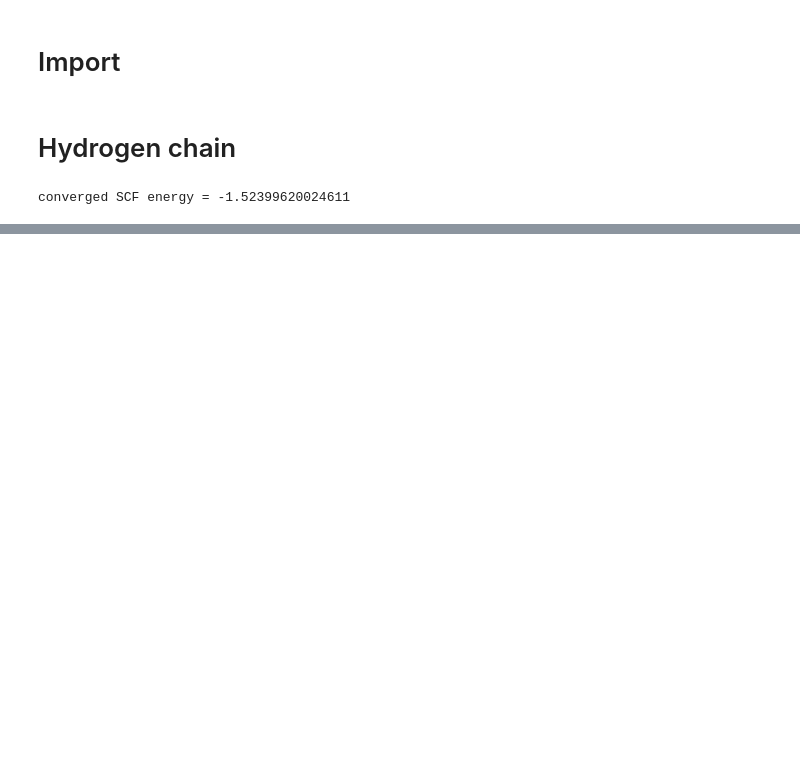
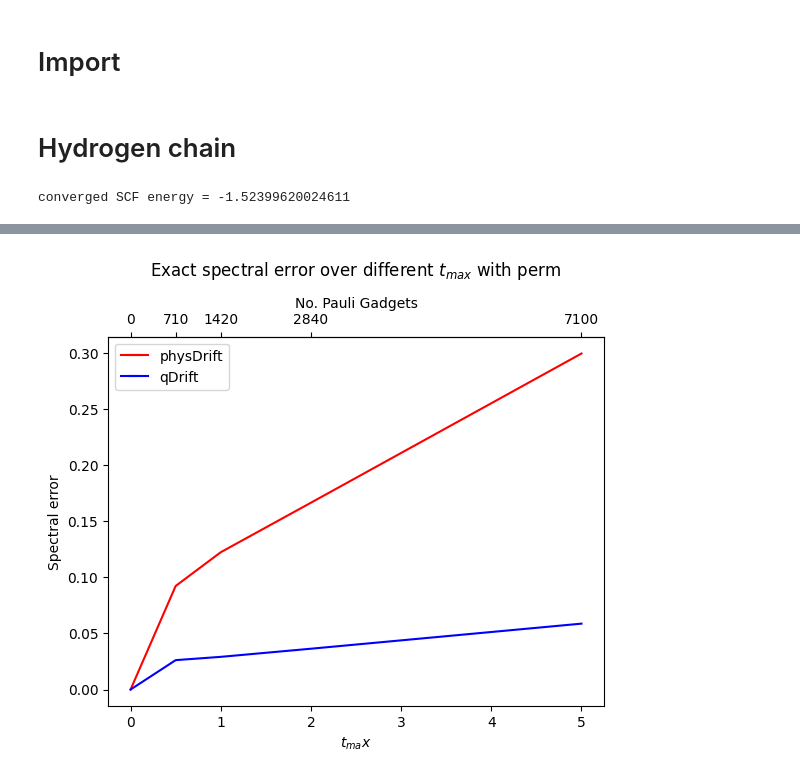
Before and after one commit to AprilSweettooth/Hamiltonian-Decomposition, a Jupyter notebook: Benchmarking_Hchain_spec.ipynb, the cells around one changed output, grey strips where cells are left out. Drawn from its saved outputs; the diff is of its cells as text; code cells hidden in the pictures; blank space fills up the shorter version.

```diff
--- a/Benchmarking_Hchain_spec.ipynb
+++ b/Benchmarking_Hchain_spec.ipynb
@@ -109,4 +164,6 @@ Ug,sg,gdepth = drift_time_evolution.Drift_exp(depth=secdepth[-1],abs_coeff=True)
 # %%
 gen_sys_param(n=n_qubits,sample_steps=secdepth[-1])
 drift_time_evolution_parity = AlgorithmHamSimqDrift(initial_state_circ,[[h] for h in number_op+hopping_op+coulomb_op+no_excitation_op+double_excitation_op],[[c] for c in number_co+hopping_co+coulomb_co+no_excitation_co+double_excitation_co],t_max,n_qdrift_steps,seg,M=3)
-Uq,sq,qdepth = drift_time_evolution_parity.Drift_exp(depth=secdepth[-1])
+Uqp,sqp,qdepthp = drift_time_evolution_parity.Drift_exp(sampled=[Vqp,coeffqp,sq[-1]],depth=secdepth[-1], cheat=True)
+Uqp= [[Uqp[j][0][i] for i in range(len(Uqp[j][0]))] for j in range(len(Uqp))]
+qdepthp = [[qdepthp[j][0][i] for i in range(len(qdepthp[j][0]))] for j in range(len(qdepthp))]
@@ -143,0 +268,23 @@ plt.legend()
+# %%
+fig, ax = plt.subplots()
+ts = [0]+t_list
+ax.errorbar([0]+t_list,ump_spec_ave, xerr=extract_depth_at_t(t_list,mdepth), label='physDrift',c='r')
+ax.errorbar([0]+t_list,uqp_spec_ave, xerr=extract_depth_at_t(t_list,qdepth),label='qDrift',c='b')
+ax.set_xlabel(r'$t_{ma}x}(s)$')
+ax.set_ylabel('Spectral error')
+ax.set_title(r'Exact spectral error over different $t_{max}$ with perm', pad=15)
+ax2 = ax.secondary_xaxis('top')
+ax2.set_xlabel('No. Pauli Gadgets')
+ax2.tick_params(axis='x', color='black')
+ax2.set_xticks(ts, labels=[str(int(t/t_list[-1]*secdepth[-1])) for t in ts], minor=False)
+plt.legend()
+plt.show()
+
+# plt.errorbar([0]+t_list,ump_spec_ave, label='group by sites')
+# plt.errorbar([0]+t_list,uqp_spec_ave, label='qdrift')
+# plt.title('exact spectral error over different final time with permutation')
+# plt.xlabel(r'$t_{max}$')
+# plt.ylabel('spectral error')
+# plt.legend()
+# %% [output]
+[figure, added]
```
Also changed, not shown: parts of 27 cells of this notebook, 55 other files.
